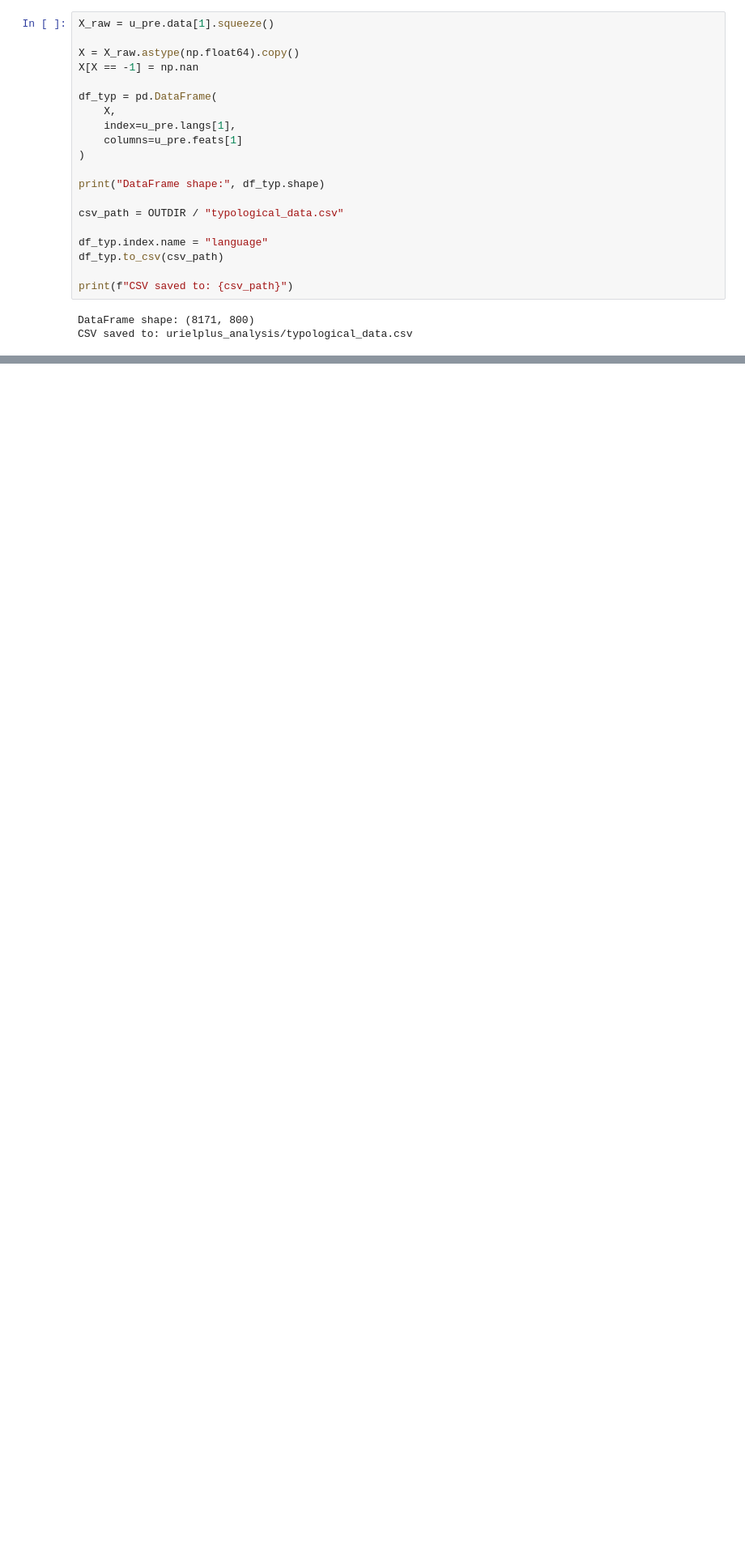
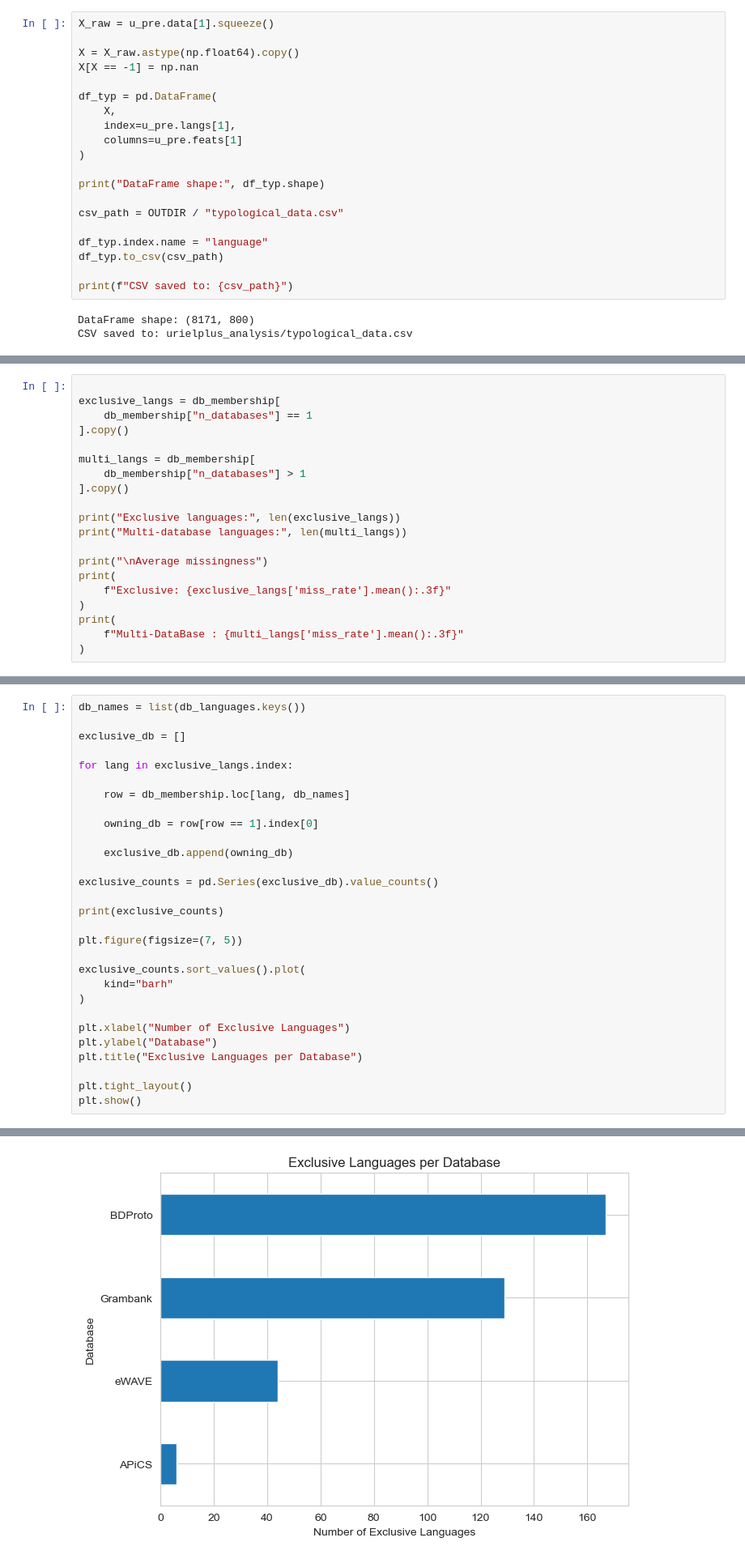
Before and after one commit to Jinxi986/urielplus_NA_imputation, a Jupyter notebook: NA_EDA.ipynb, the cells around one changed output, grey strips where cells are left out. Shown at 81% size. Drawn from its saved outputs; the diff is of its cells as text; blank space fills up the shorter version.

```diff
--- a/NA_EDA.ipynb
+++ b/NA_EDA.ipynb
@@ -394,0 +313,20 @@ fam_miss.round(3)
+# %%
+
+exclusive_langs = db_membership[
+    db_membership["n_databases"] == 1
+].copy()
+
+multi_langs = db_membership[
+    db_membership["n_databases"] > 1
+].copy()
+
+print("Exclusive languages:", len(exclusive_langs))
+print("Multi-database languages:", len(multi_langs))
+
+print("\nAverage missingness")
+print(
+    f"Exclusive: {exclusive_langs['miss_rate'].mean():.3f}"
+)
+print(
+    f"Multi-DataBase : {multi_langs['miss_rate'].mean():.3f}"
+)
@@ -394,0 +342,30 @@ fam_miss.round(3)
+# %%
+db_names = list(db_languages.keys())
+
+exclusive_db = []
+
+for lang in exclusive_langs.index:
+
+    row = db_membership.loc[lang, db_names]
+
+    owning_db = row[row == 1].index[0]
+
+    exclusive_db.append(owning_db)
+
+exclusive_counts = pd.Series(exclusive_db).value_counts()
+
+print(exclusive_counts)
+
+plt.figure(figsize=(7, 5))
+
+exclusive_counts.sort_values().plot(
+    kind="barh"
+)
+
+plt.xlabel("Number of Exclusive Languages")
+plt.ylabel("Database")
+plt.title("Exclusive Languages per Database")
+
+plt.tight_layout()
+plt.show()
+# %% [output]
@@ -394,0 +377 @@ fam_miss.round(3)
+[figure, added]
```
Also changed, not shown: parts of 46 cells of this notebook.
